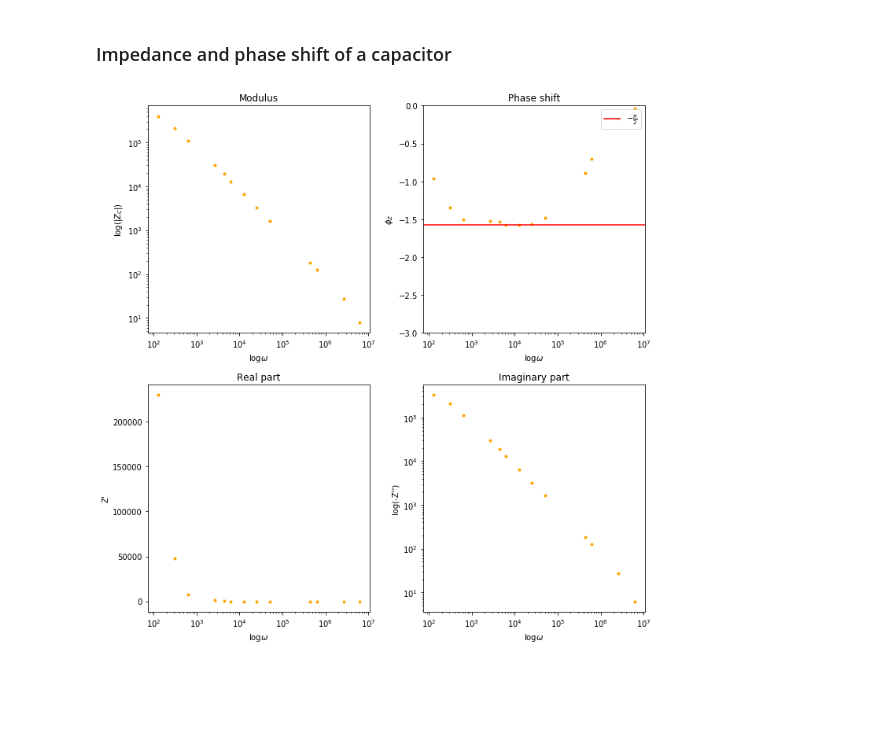
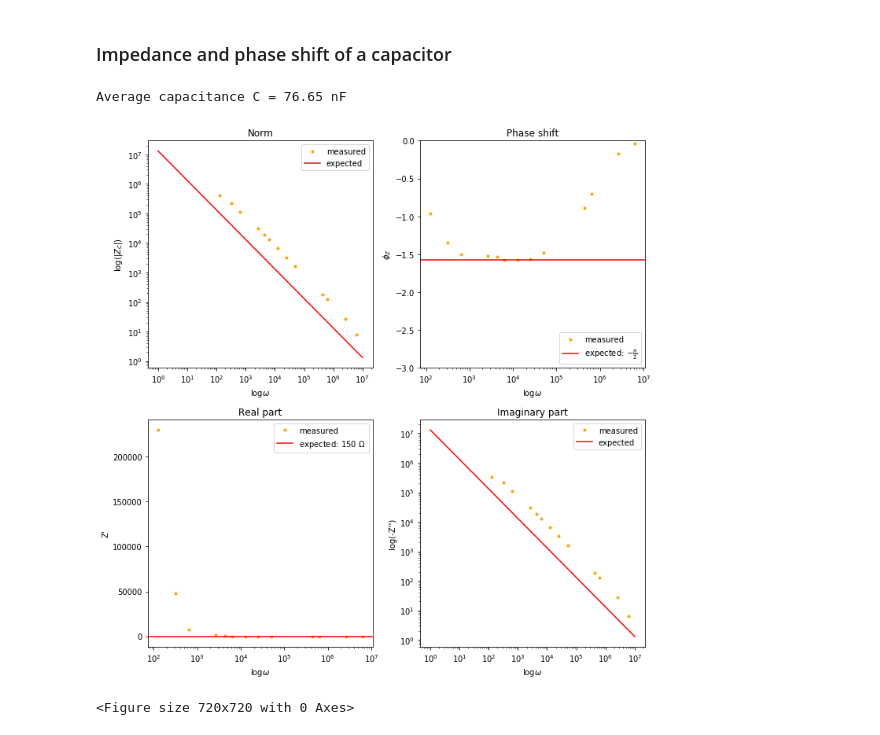
Before and after one commit to stine-fohrmann/Physical-Modelling, a Jupyter notebook: Experiment_2_Impedance.ipynb, the cells around one changed output. Saved outputs shown, nothing was run; the diff lists cells and outputs as text; code cells hidden in the pictures; blank space fills up the shorter version.

Commit message:
added expected values and calculated C and L

```diff
--- a/Experiment_2_Impedance.ipynb
+++ b/Experiment_2_Impedance.ipynb
@@ -123,40 +143,57 @@ def calculateImpedance(U_0, V_0, phi_Z):
     return Z_hat
 
 
 # Calculate impedance of the inductor
 phi_Z_values = calculatePhaseDifferences(phi_U_values, phi_V_values) + phi_Z_measured
 Z_hat = [calculateImpedance(U_0, V_0, phi_Z) for U_0, V_0, phi_Z in zip(U_0_values, V_0_values, phi_Z_values)]
-Z_hat_mod = [np.abs(z) for z in Z_hat]    # get modulus of Z_hat
+Z_hat_norm = [np.abs(z) for z in Z_hat]    # get norm of Z_hat
 Z_hat_real = [z.real for z in Z_hat]      # get real part of Z_hat
 Z_hat_im = [-z.imag for z in Z_hat]        # get imaginary part of Z_hat
 
+# Calculate capacitance C
+C = 1/(f_values[1] * Z_hat_norm[1])
+print(f'Average capacitance C = {round(C*10**9, 2)} nF')
+# expected norm
+om = np.linspace(1, 1e7, 10)
+Z_norm_ideal = 1/(om*C)
+# expected Z''
+Z_im_ideal = 1/(C*om)
+
 # Plot
 fig, axs = plt.subplots(2, 2)
-axs[0, 0].loglog(omega, Z_hat_mod, '.', color='orange')
-axs[0, 0].set_title('Modulus')
+axs[0, 0].loglog(omega, Z_hat_norm, '.', color='orange', label='measured')
+axs[0, 0].plot(om, Z_norm_ideal, '-', color='r', label='expected')
+axs[0, 0].set_title('Norm')
 axs[0, 0].set_xlabel(r'$\log{\omega}$')
 axs[0, 0].set_ylabel(r'$\log\left(|Z_C|\right)$')
+axs[0, 0].legend()
 
-axs[0, 1].semilogx(omega, phi_Z_values, '.', color='orange')
-axs[0, 1].axhline(y = -np.pi/2, color = 'r', linestyle = '-', label=r'$-\frac{\pi}{2}$')
+axs[0, 1].semilogx(omega, phi_Z_values, '.', color='orange', label='measured')
+axs[0, 1].axhline(y = -np.pi/2, color = 'r', linestyle = '-', label=r'expected: $-\frac{\pi}{2}$')
 axs[0, 1].set_title('Phase shift')
 axs[0, 1].set_ylim([-3, 0])
 axs[0, 1].set_ylabel('$\phi_Z$')
 axs[0, 1].set_xlabel('$\log{\omega}$')
-axs[0, 1].legend(loc='upper right')
+axs[0, 1].legend(loc='lower right')
 
-axs[1, 0].semilogx(omega, Z_hat_real, '.', color='orange')
+axs[1, 0].semilogx(omega, Z_hat_real, '.', color='orange', label='measured')
+axs[1, 0].axhline(y = 150, color = 'r', linestyle = '-', label=r'expected: $150~\Omega$')
 axs[1, 0].set_title('Real part')
 axs[1, 0].set_xlabel(r'$\log{\omega}$')
 axs[1, 0].set_ylabel('Z\'')
+axs[1, 0].legend(loc='upper right')
 
-axs[1, 1].loglog(omega, Z_hat_im, '.', color='orange')
+axs[1, 1].loglog(omega, Z_hat_im, '.', color='orange', label='measured')
+axs[1, 1].plot(om, Z_im_ideal, '-', color='r', label='expected')
 axs[1, 1].set_title('Imaginary part')
 axs[1, 1].set_xlabel(r'$\log{\omega}$')
 axs[1, 1].set_ylabel('log(-Z\'\')')
+axs[1, 1].legend(loc='upper right')
 
 plt.tight_layout()
-
+plt.figure(figsize=(10,10))
 plt.show()
 # %% [output]
+Average capacitance C = 76.65 nF
-[figure, old version]
+[figure, new version]
+<Figure size 720x720 with 0 Axes>
```
Also changed, not shown: parts of 1 cell of this notebook.
